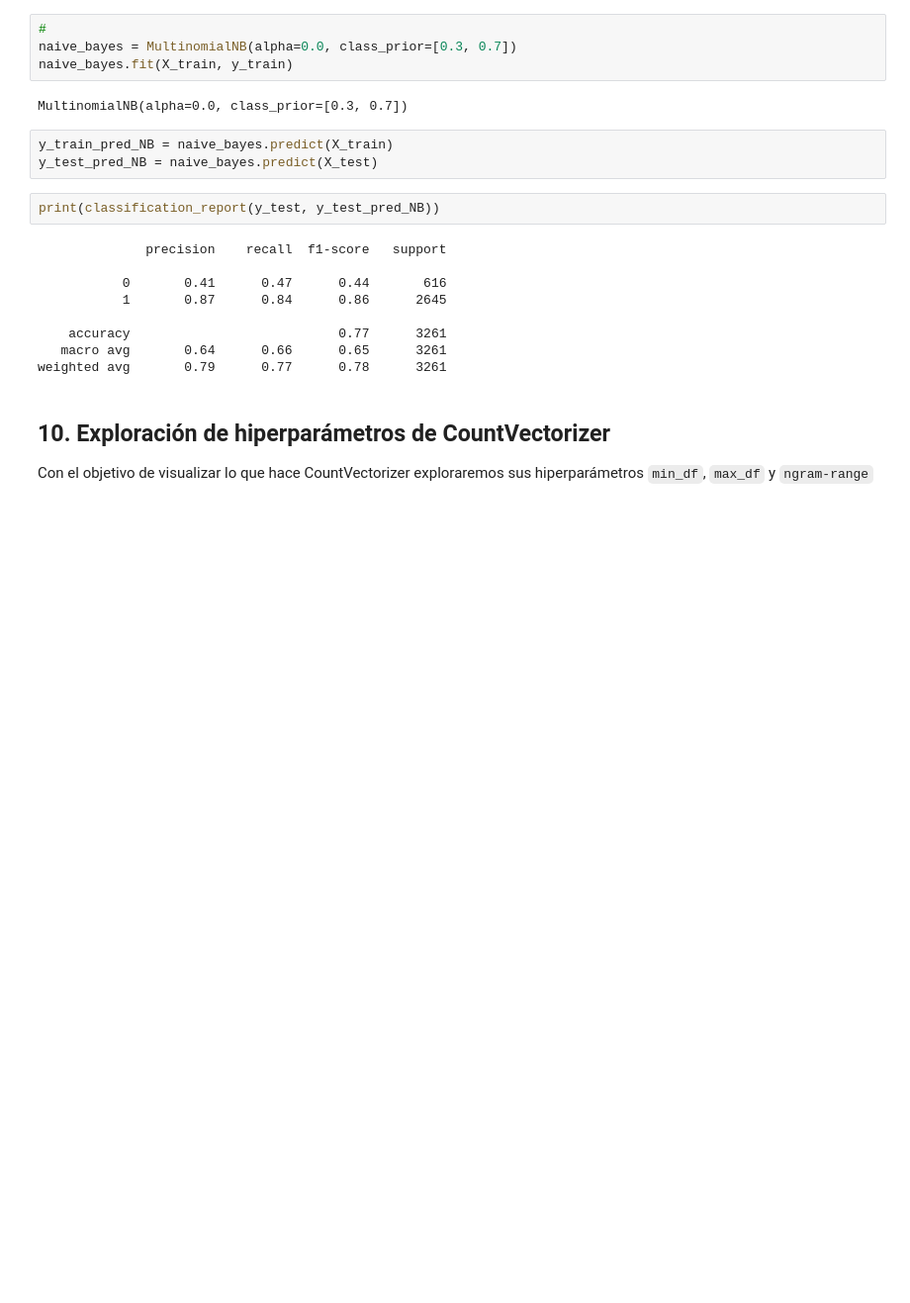
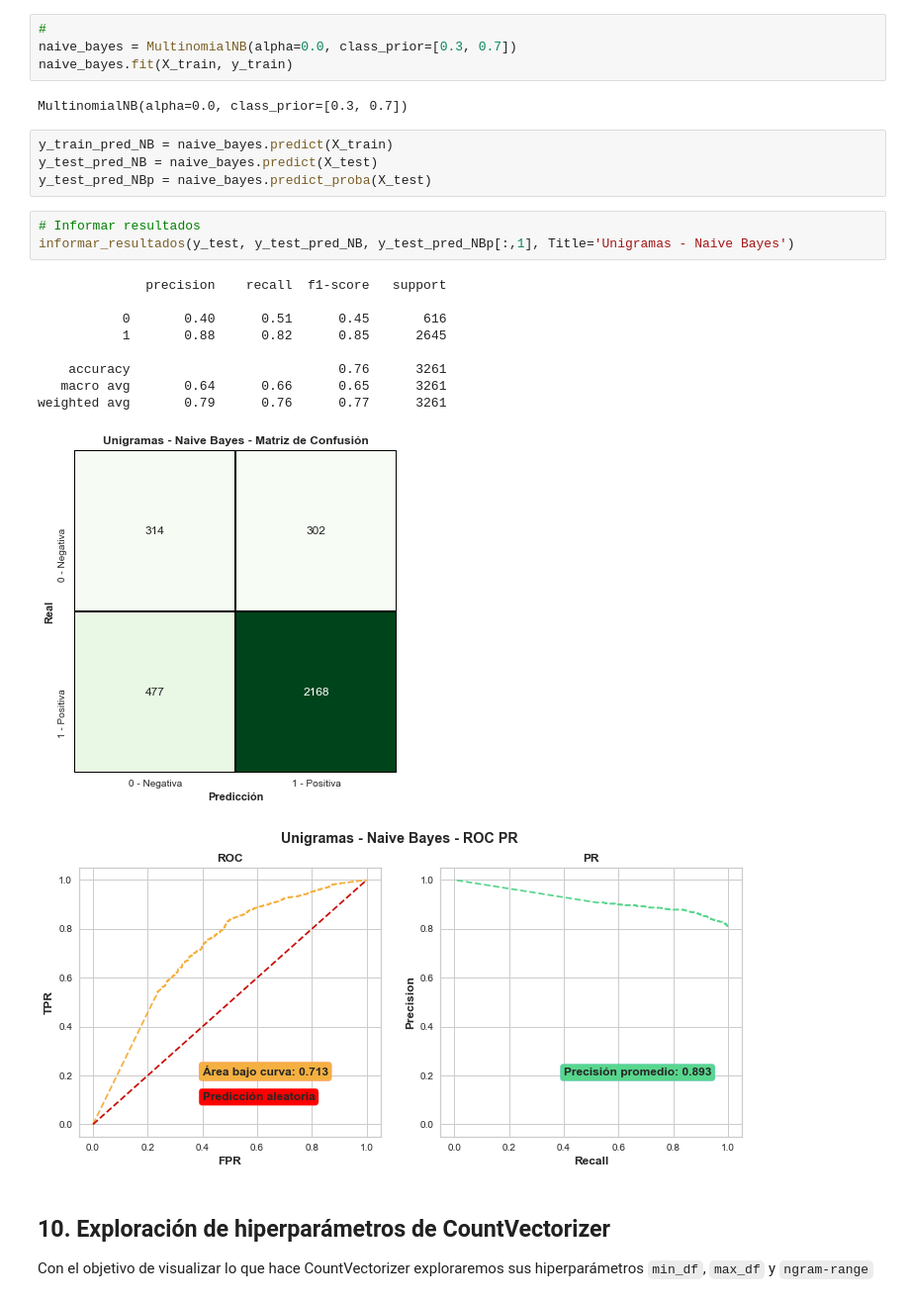
Before and after one commit to giannipablo/MentoriaDiploDatos2020, a Jupyter notebook: Practico_3y4_part_5.ipynb, the cells around one changed output. Shown at 99% size. Drawn from its saved outputs; the diff is of its cells as text; blank space fills up the shorter version.

```diff
--- a/Practico_3y4_part_5.ipynb
+++ b/Practico_3y4_part_5.ipynb
@@ -393,17 +430,21 @@ MultinomialNB(alpha=0.0, class_prior=[0.3, 0.7])
 # %%
 y_train_pred_NB = naive_bayes.predict(X_train)
 y_test_pred_NB = naive_bayes.predict(X_test)
+y_test_pred_NBp = naive_bayes.predict_proba(X_test)
-# %%
-print(classification_report(y_test, y_test_pred_NB))
-# %% [output]
-              precision    recall  f1-score   support
-
-           0       0.41      0.47      0.44       616
-           1       0.87      0.84      0.86      2645
-
-    accuracy                           0.77      3261
-   macro avg       0.64      0.66      0.65      3261
-weighted avg       0.79      0.77      0.78      3261
+# %%
+# Informar resultados
+informar_resultados(y_test, y_test_pred_NB, y_test_pred_NBp[:,1], Title='Unigramas - Naive Bayes')
+# %% [output]
+              precision    recall  f1-score   support
+
+           0       0.40      0.51      0.45       616
+           1       0.88      0.82      0.85      2645
+
+    accuracy                           0.76      3261
+   macro avg       0.64      0.66      0.65      3261
+weighted avg       0.79      0.76      0.77      3261
+[figure, added]
+[figure, added]
 # %% [markdown]
 ## 10. Exploración de hiperparámetros de CountVectorizer
 
```
Also changed, not shown: parts of 22 cells of this notebook.
